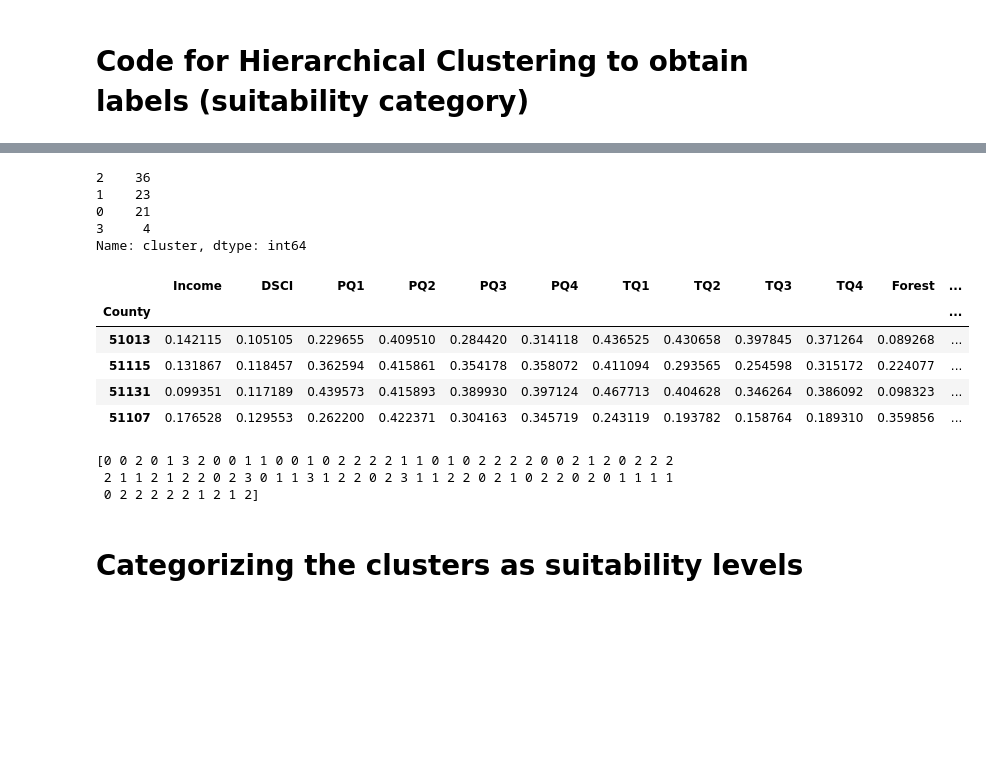
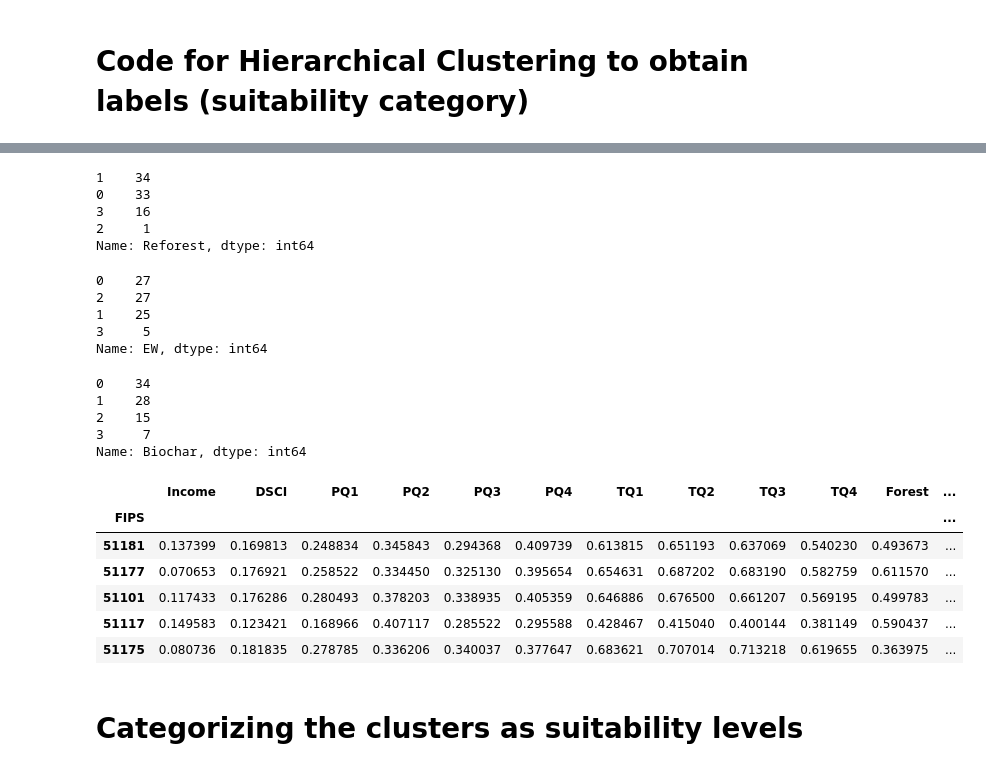
Before and after one commit to hrnur/uvaeicapstone, a Jupyter notebook: modeling-code/CategoryModels.ipynb, the cells around one changed output, grey strips where cells are left out. Saved outputs shown, nothing was run; the diff lists cells and outputs as text; code cells hidden in the pictures; blank space fills up the shorter version.

```diff
--- a/modeling-code/CategoryModels.ipynb
+++ b/modeling-code/CategoryModels.ipynb
@@ -15,6 +15,6 @@ import random
 random.seed(10)
 # %%
 #Loading locational dataset
-df = pd.read_csv('data-scaled-agg.csv', index_col='County')
+df = pd.read_csv('final-scaled-df.csv', index_col='FIPS')
 df.head(20)
 # %% [output]
@@ -73,11 +78,29 @@ plt.plot(k_rng, sse)
 # create clusters using k value = 4
 hc = AgglomerativeClustering(n_clusters=4, affinity = 'euclidean', linkage = 'ward')
 # %%
-# Determining mean cluster characterisitics
-y_hc = hc.fit_predict(dataset_train[['Income','DSCI','PQ1','PQ2','PQ3','PQ4','TQ1','TQ2','TQ3','TQ4','Forest']])
-dataset_train['cluster'] = y_hc
-dataset_train.sort_values("cluster", inplace = True, ascending=True)
+# Determining mean cluster characterisitics REFORESTATION
+y_hc = hc.fit_predict(dataset_train[['PQ1', 'PQ2', 'PQ3', 'PQ4', 'TQ1', 'TQ2', 'TQ3', 'TQ4', 'Forest','Water Availability']])
+dataset_train['Reforest'] = y_hc
+dataset_train.sort_values("Reforest", inplace = True, ascending=True)
 
 #average input vars by cluster
-df_cluster = dataset_train.groupby('cluster').mean()
+df_rfcluster = dataset_train.groupby('Reforest').mean()
+
+
+# Determining mean cluster characterisitics ENHANCED WEATHERING
+y_hc = hc.fit_predict(dataset_train[['PQ1', 'PQ2', 'PQ3', 'PQ4', 'TQ1', 'TQ2', 'TQ3', 'TQ4', 'Income', 'Energy', 'Agriculture']])
+dataset_train['EW'] = y_hc
+dataset_train.sort_values("EW", inplace = True, ascending=True)
+
+#average input vars by cluster
+df_ewcluster = dataset_train.groupby('EW').mean()
+
+
+# Determining mean cluster characterisitics BIOCHAR
+y_hc = hc.fit_predict(dataset_train[['PQ1', 'PQ2', 'PQ3', 'PQ4', 'TQ1', 'TQ2', 'TQ3', 'TQ4', 'Income', 'Biomass','Agriculture']])
+dataset_train['Biochar'] = y_hc
+dataset_train.sort_values("Biochar", inplace = True, ascending=True)
+
+#average input vars by cluster
+df_biocluster = dataset_train.groupby('Biochar').mean()
 # %%
@@ -90,29 +121,39 @@ sns.heatmap(df_cluster, annot=True, cmap="Blues", linewidths=.5)
 # %%
 # see how clusters are distributed
-dataset_train['cluster'].value_counts()
+dataset_train['Reforest'].value_counts()
 # %% [output]
-2    36
-1    23
-0    21
-3     4
-Name: cluster, dtype: int64
+1    34
+0    33
+3    16
+2     1
+Name: Reforest, dtype: int64
+# %%
+dataset_train['EW'].value_counts()
+# %% [output]
+0    27
+2    27
+1    25
+3     5
+Name: EW, dtype: int64
+# %%
+dataset_train['Biochar'].value_counts()
+# %% [output]
+0    34
+1    28
+2    15
+3     7
+Name: Biochar, dtype: int64
 # %%
 # Look at counties in smallest cluster
-dataset_train[dataset_train['cluster'] == 3]
+dataset_train[dataset_train['EW'] == 3]
 # %% [output]
 |  | Income | DSCI | PQ1 | PQ2 | PQ3 | PQ4 | TQ1 | TQ2 | TQ3 | TQ4 | Forest | ... |
-| County |  |  |  |  |  |  |  |  |  |  |  | ... |
-| 51013 | 0.142115 | 0.105105 | 0.229655 | 0.409510 | 0.284420 | 0.314118 | 0.436525 | 0.430658 | 0.397845 | 0.371264 | 0.089268 | ... |
-| 51115 | 0.131867 | 0.118457 | 0.362594 | 0.415861 | 0.354178 | 0.358072 | 0.411094 | 0.293565 | 0.254598 | 0.315172 | 0.224077 | ... |
-| 51131 | 0.099351 | 0.117189 | 0.439573 | 0.415893 | 0.389930 | 0.397124 | 0.467713 | 0.404628 | 0.346264 | 0.386092 | 0.098323 | ... |
-| 51107 | 0.176528 | 0.129553 | 0.262200 | 0.422371 | 0.304163 | 0.345719 | 0.243119 | 0.193782 | 0.158764 | 0.189310 | 0.359856 | ... |
+| FIPS |  |  |  |  |  |  |  |  |  |  |  | ... |
+| 51181 | 0.137399 | 0.169813 | 0.248834 | 0.345843 | 0.294368 | 0.409739 | 0.613815 | 0.651193 | 0.637069 | 0.540230 | 0.493673 | ... |
+| 51177 | 0.070653 | 0.176921 | 0.258522 | 0.334450 | 0.325130 | 0.395654 | 0.654631 | 0.687202 | 0.683190 | 0.582759 | 0.611570 | ... |
+| 51101 | 0.117433 | 0.176286 | 0.280493 | 0.378203 | 0.338935 | 0.405359 | 0.646886 | 0.676500 | 0.661207 | 0.569195 | 0.499783 | ... |
+| 51117 | 0.149583 | 0.123421 | 0.168966 | 0.407117 | 0.285522 | 0.295588 | 0.428467 | 0.415040 | 0.400144 | 0.381149 | 0.590437 | ... |
+| 51175 | 0.080736 | 0.181835 | 0.278785 | 0.336206 | 0.340037 | 0.377647 | 0.683621 | 0.707014 | 0.713218 | 0.619655 | 0.363975 | ... |
-# %%
-#To obtain the entire cluster labels
-print(hc.labels_)
-# %% [output]
-[0 0 2 0 1 3 2 0 0 1 1 0 0 1 0 2 2 2 2 1 1 0 1 0 2 2 2 2 0 0 2 1 2 0 2 2 2
- 2 1 1 2 1 2 2 0 2 3 0 1 1 3 1 2 2 0 2 3 1 1 2 2 0 2 1 0 2 2 0 2 0 1 1 1 1
- 0 2 2 2 2 2 1 2 1 2]
 # %% [markdown]
 # Categorizing the clusters as suitability levels
 # %%
```
Also changed, not shown: parts of 5 cells of this notebook.
